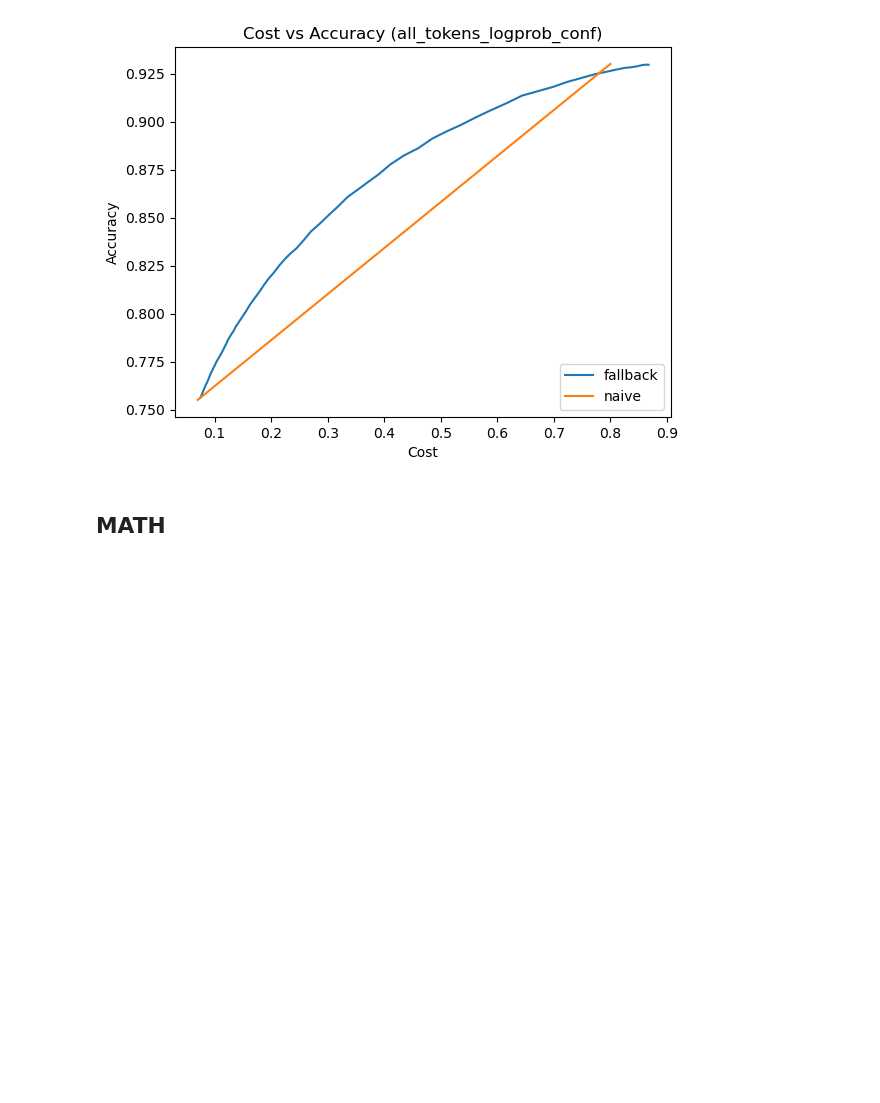
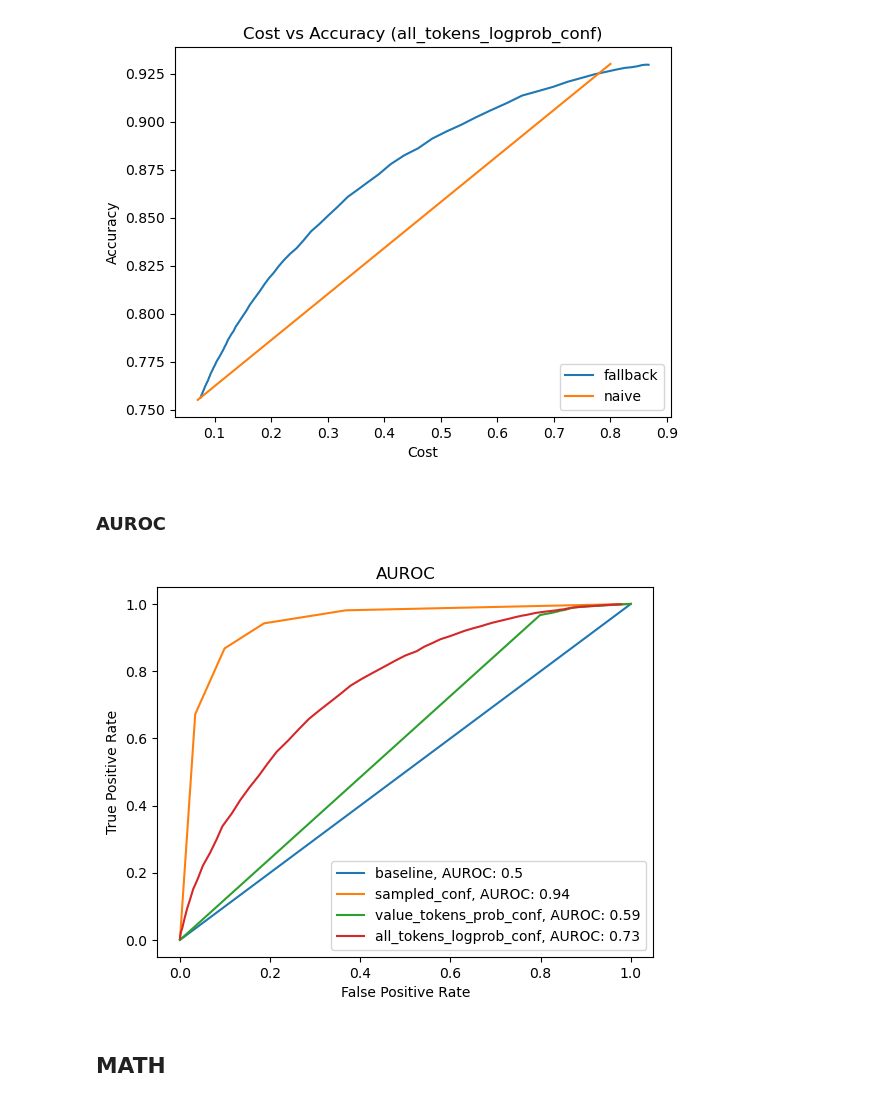
Before and after one commit to jamesyc23/alamere, a Jupyter notebook: confidence_research.ipynb, the cells around one changed output. Drawn from its saved outputs; the diff is of its cells as text; code cells hidden in the pictures; blank space fills up the shorter version.

Commit message:
added AUROC

```diff
--- a/confidence_research.ipynb
+++ b/confidence_research.ipynb
@@ -174,6 +165,36 @@ plt.ylabel("Accuracy")
 # %% [output]
 Text(0, 0.5, 'Accuracy')
 [figure]
+# %% [markdown]
+### AUROC
+# %%
+def display_auroc(calibration_run, confidence_estimators, num_knots=100):
+    dx = 1 / num_knots
+    evenly_spaced_fprs = list(np.arange(0, 1 + dx, dx))
+    plt.title("AUROC")
+    plt.xlabel("False Positive Rate")
+    plt.ylabel("True Positive Rate")
+    plt.plot(evenly_spaced_fprs, evenly_spaced_fprs, label=f"baseline, AUROC: {np.trapz(evenly_spaced_fprs, x=evenly_spaced_fprs)}")
+
+    for confidence_estimator in confidence_estimators:
+        confs = calibration_run.get_confs(confidence_estimator=confidence_estimator)
+        total_true_positives = confs.query("correct == 1")[confidence_estimator].count()
+        total_false_positives = confs.query("correct == 0")[confidence_estimator].count()
+        fprs = []
+        tprs = []
+        for thresh in np.arange(1, 0 - dx, -dx):
+            tpr = len(confs.query(f"{confidence_estimator} > {thresh}").query("correct == 1")) / total_true_positives
+            fpr = len(confs.query(f"{confidence_estimator} > {thresh}").query("correct == 0")) / total_false_positives
+            tprs.append(tpr)
+            fprs.append(fpr)
+
+        plt.plot(fprs, tprs, label=f"{confidence_estimator}, AUROC: {np.trapz(tprs, x=fprs):.2f}")
+
+    plt.legend(loc='lower right')
+# %%
+display_auroc(gsm8k_all_llama3_8b, confidence_estimators=["sampled_conf", "value_tokens_prob_conf", "all_tokens_logprob_conf"])
+# %% [output]
+[figure, added]
 # %% [markdown]
 ## MATH
 # %% [markdown]
```
Also changed, not shown: parts of 8 cells of this notebook, 1 other file.
